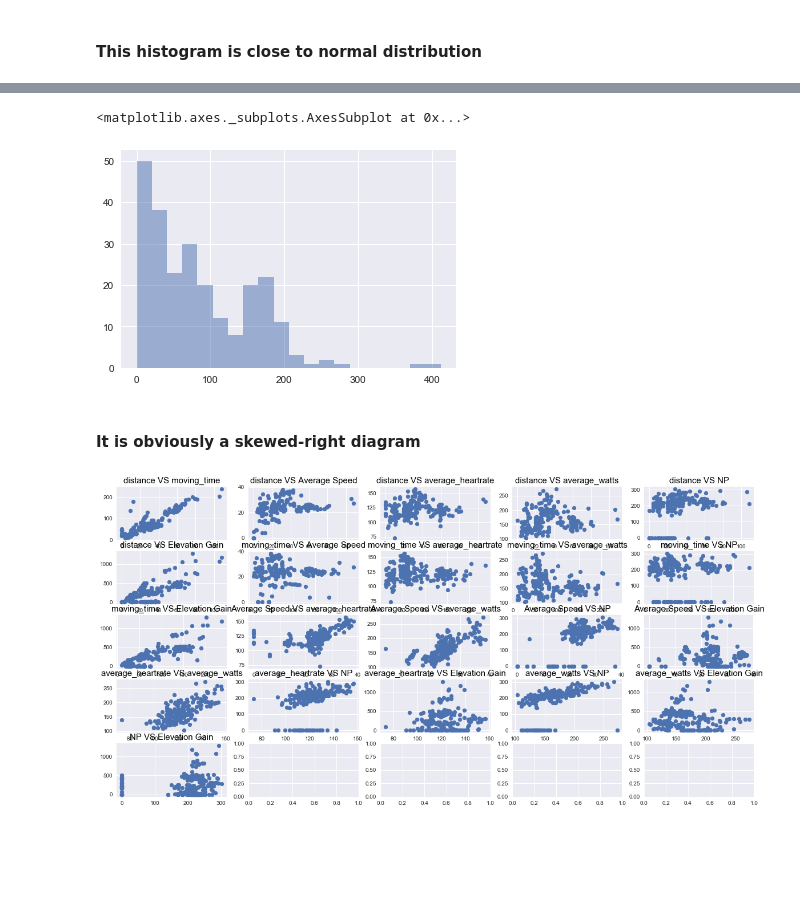
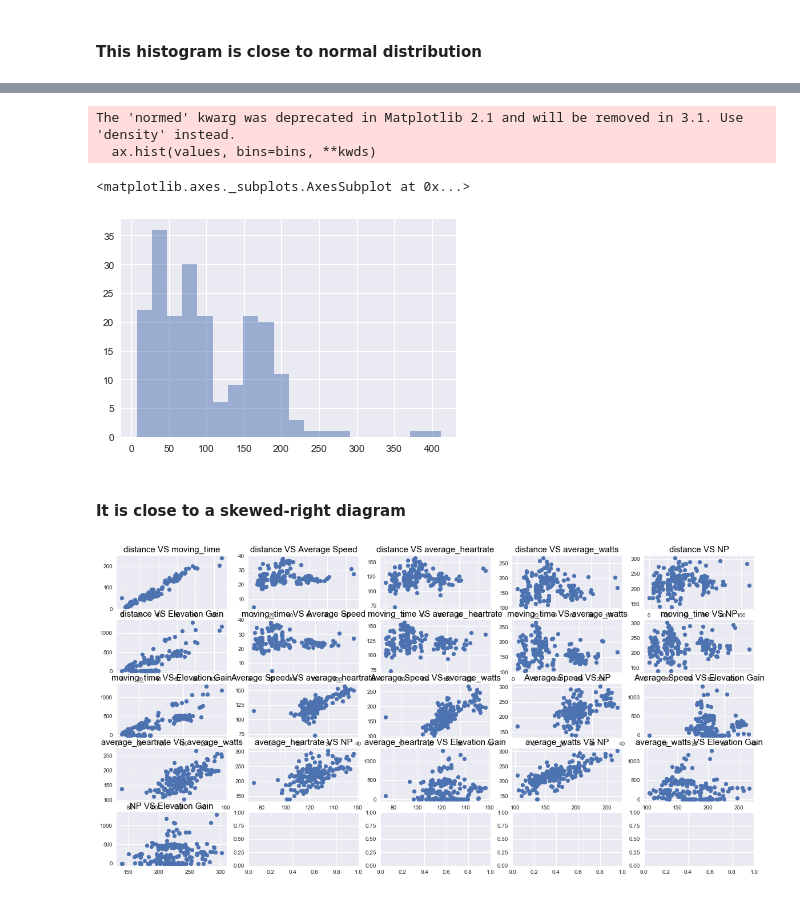
Before and after one commit to garyliu427/portfolio-2019-garyliu427, a Jupyter notebook: Portfolio 1.ipynb, the cells around one changed output, grey strips where cells are left out. Drawn from its saved outputs; the diff is of its cells as text; code cells hidden in the pictures; blank space fills up the shorter version.

```diff
--- a/Portfolio 1.ipynb
+++ b/Portfolio 1.ipynb
@@ -175,11 +181,13 @@ average_power.hist(normed=0,histtype='stepfilled',alpha=.5,bins=20)
 # %%
-TSS=result['TSS']
+TSS=df['TSS']
 TSS.hist(normed=0,histtype='stepfilled',alpha=.5,bins=20)
 # %% [output]
-<matplotlib.axes._subplots.AxesSubplot at 0x...>
+The 'normed' kwarg was deprecated in Matplotlib 2.1 and will be removed in 3.1. Use 'density' instead.
+  ax.hist(values, bins=bins, **kwds)
+<matplotlib.axes._subplots.AxesSubplot at 0x...>
-[figure, old version]
+[figure, new version]
 # %% [markdown]
-#### It is obviously a skewed-right diagram
+#### It is close to a skewed-right diagram
 # %%
 features = ["distance", "moving_time", "Average Speed", "average_heartrate", "average_watts", "NP",
              "Elevation Gain"]
@@ -190,11 +198,11 @@ scatters = plt.subplots(5,5, figsize = (20, 10))[1].ravel()
 pointer = 0
 for i in range(len(features)-1):
     for j in range(i+1, len(features)):
-        scatters[pointer].scatter(x=features[i], y=features[j], data = result)
+        scatters[pointer].scatter(x=features[i], y=features[j], data = df)
         scatters[pointer].set_title(str(features[i])+ " VS "+ str(features[j]), fontsize = 15, color = 'black')
         pointer += 1
 # %% [output]
-[figure, old version]
+[figure, new version]
 # %%
 from pandas.plotting import scatter_matrix
 import numpy as np
```
Also changed, not shown: parts of 9 cells of this notebook.
